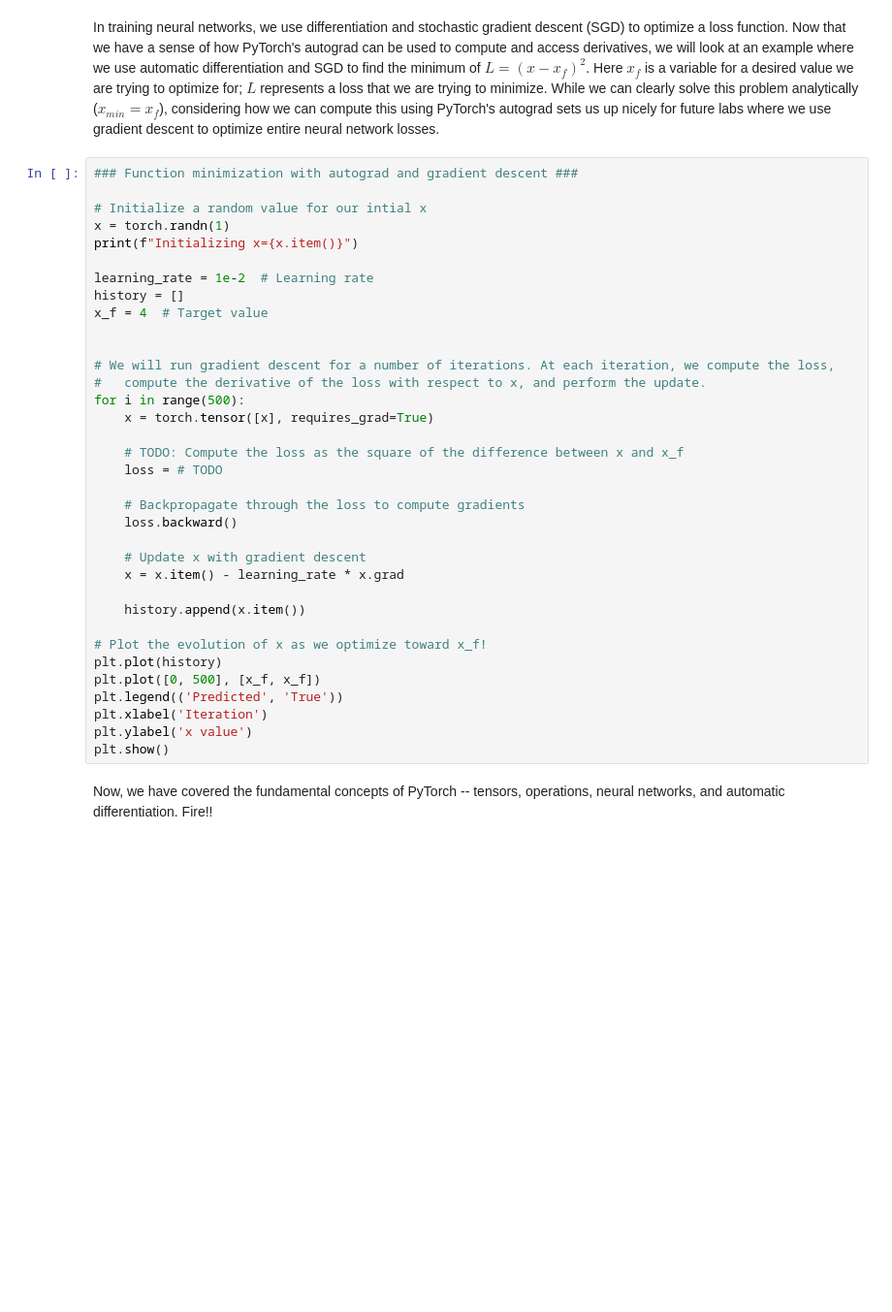
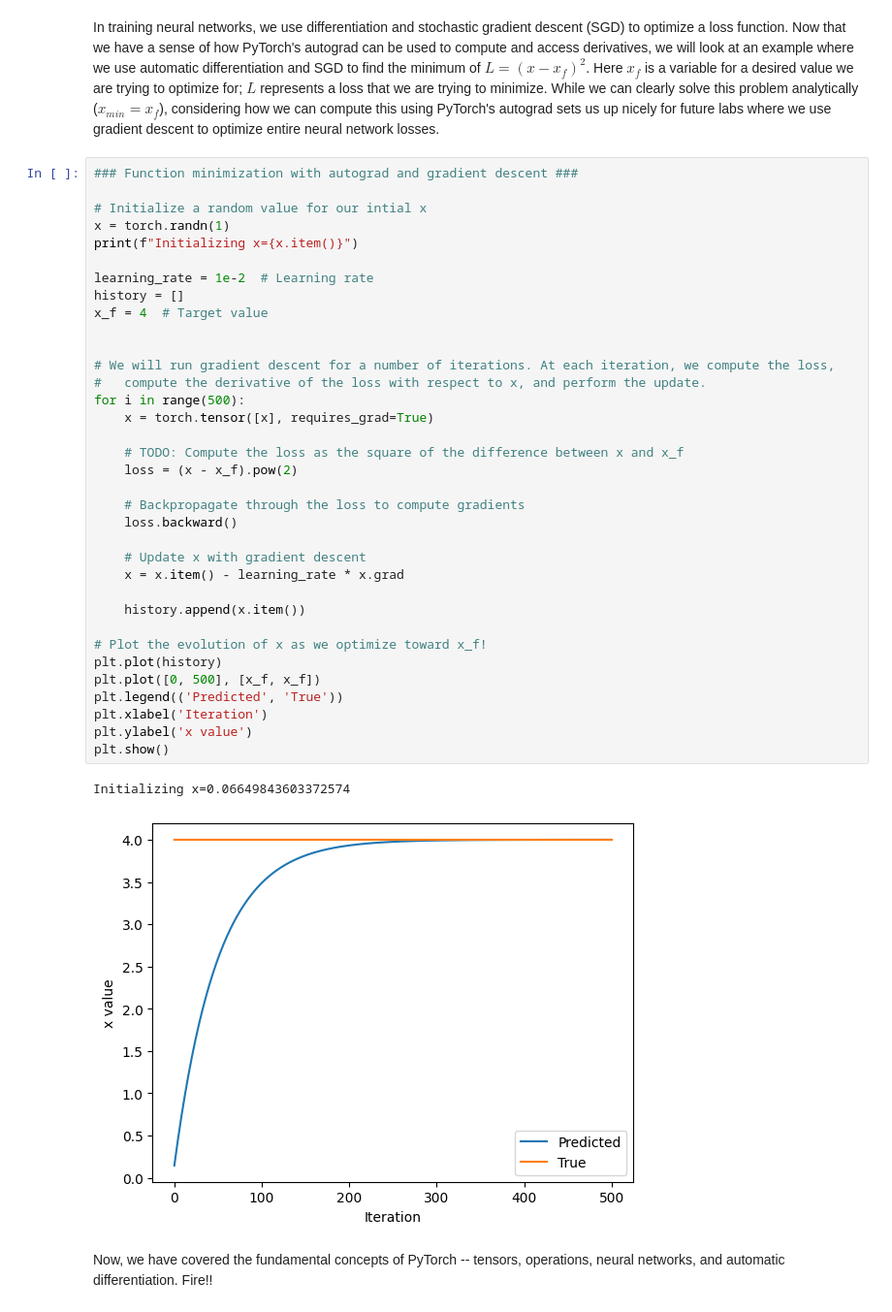
Before and after one commit to Shalin0410/introtodeeplearning, a Jupyter notebook: lab1/PT_Part1_Intro.ipynb, the cells around one changed output. Shown at 97% size. Saved outputs shown, nothing was run; the diff lists cells and outputs as text; blank space fills up the shorter version.

```diff
--- a/lab1/PT_Part1_Intro.ipynb
+++ b/lab1/PT_Part1_Intro.ipynb
@@ -321,33 +341,36 @@ In training neural networks, we use differentiation and stochastic gradient desc
 x = torch.randn(1)
 print(f"Initializing x={x.item()}")
 
 learning_rate = 1e-2  # Learning rate
 history = []
 x_f = 4  # Target value
 
 
 # We will run gradient descent for a number of iterations. At each iteration, we compute the loss,
 #   compute the derivative of the loss with respect to x, and perform the update.
 for i in range(500):
     x = torch.tensor([x], requires_grad=True)
 
     # TODO: Compute the loss as the square of the difference between x and x_f
-    loss = # TODO
+    loss = (x - x_f).pow(2)
 
     # Backpropagate through the loss to compute gradients
     loss.backward()
 
     # Update x with gradient descent
     x = x.item() - learning_rate * x.grad
 
     history.append(x.item())
 
 # Plot the evolution of x as we optimize toward x_f!
 plt.plot(history)
 plt.plot([0, 500], [x_f, x_f])
 plt.legend(('Predicted', 'True'))
 plt.xlabel('Iteration')
 plt.ylabel('x value')
 plt.show()
+# %% [output]
+Initializing x=0.06649843603372574
+[figure, added]
 # %% [markdown]
 Now, we have covered the fundamental concepts of PyTorch -- tensors, operations, neural networks, and automatic differentiation. Fire!!
```
Also changed, not shown: parts of 9 cells of this notebook.
